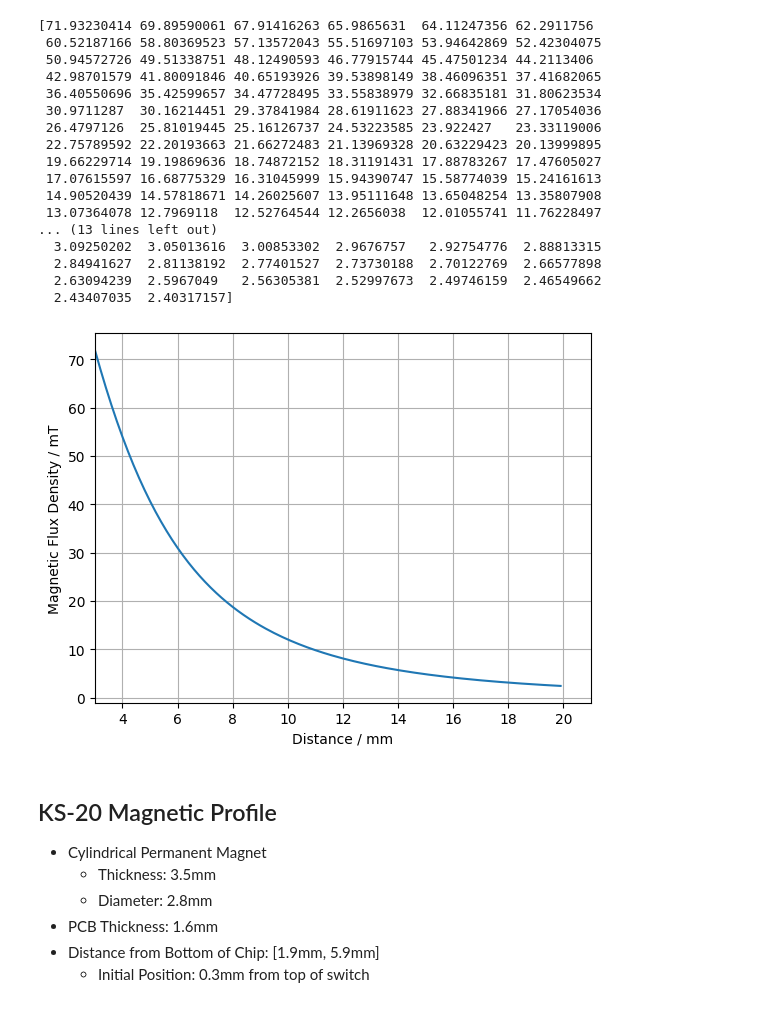
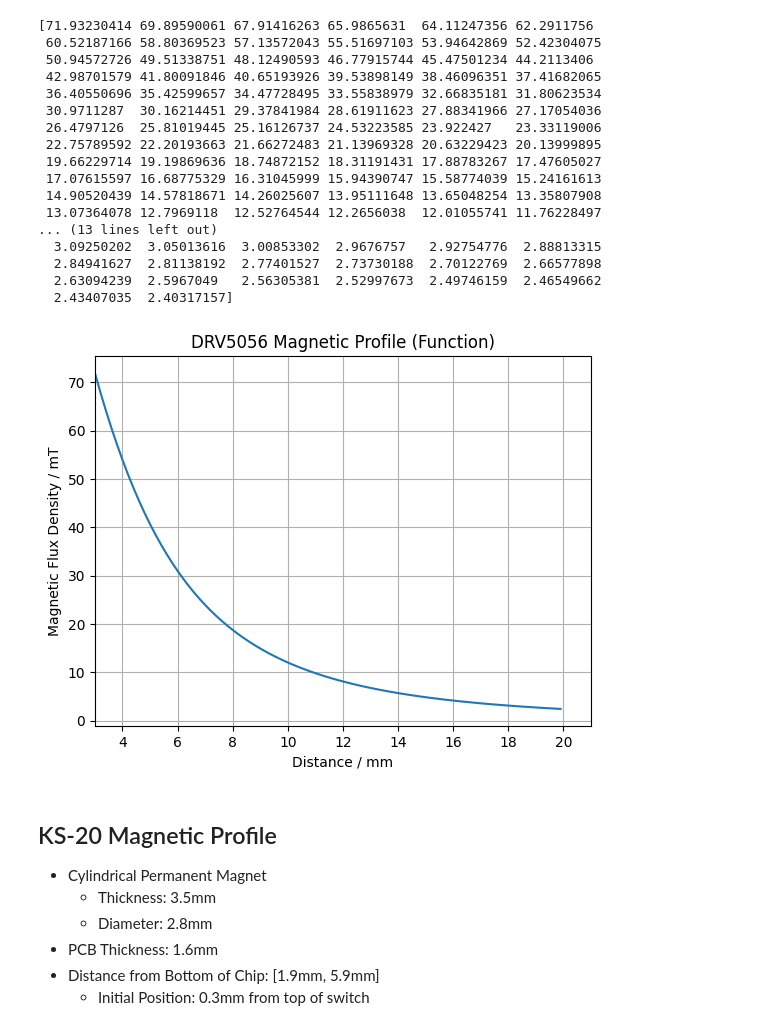
Before and after one commit to Ace4896/cloverpad-hardware, a Jupyter notebook: docs/notebooks/magnet-distance.ipynb, the cells around one changed output. Drawn from its saved outputs; the diff is of its cells as text; code cells hidden in the pictures.

```diff
--- a/docs/notebooks/magnet-distance.ipynb
+++ b/docs/notebooks/magnet-distance.ipynb
@@ -84,34 +85,35 @@ def get_cylindrical_magnetic_profile(residual, thickness, diameter, distances):
 
 distances = np.arange(3.0, 20.0, 0.1)
 datasheet_profile = get_cylindrical_magnetic_profile(400, 6.0, 10.0, distances)
 
 print(datasheet_profile)
 
 plt.grid()
 plt.xlim(3.0, 21.0)
 plt.xlabel('Distance / mm')
 plt.ylabel('Magnetic Flux Density / mT')
 plt.plot(distances, datasheet_profile)
+plt.title('DRV5056 Magnetic Profile (Function)')
 plt.show()
 # %% [output]
 [71.93230414 69.89590061 67.91416263 65.9865631  64.11247356 62.2911756
  60.52187166 58.80369523 57.13572043 55.51697103 53.94642869 52.42304075
  50.94572726 49.51338751 48.12490593 46.77915744 45.47501234 44.2113406
  42.98701579 41.80091846 40.65193926 39.53898149 38.46096351 37.41682065
  36.40550696 35.42599657 34.47728495 33.55838979 32.66835181 31.80623534
  30.9711287  30.16214451 29.37841984 28.61911623 27.88341966 27.17054036
  26.4797126  25.81019445 25.16126737 24.53223585 23.922427   23.33119006
  22.75789592 22.20193663 21.66272483 21.13969328 20.63229423 20.13999895
  19.66229714 19.19869636 18.74872152 18.31191431 17.88783267 17.47605027
  17.07615597 16.68775329 16.31045999 15.94390747 15.58774039 15.24161613
  14.90520439 14.57818671 14.26025607 13.95111648 13.65048254 13.35807908
  13.07364078 12.7969118  12.52764544 12.2656038  12.01055741 11.76228497
 ... (13 lines left out)
   3.09250202  3.05013616  3.00853302  2.9676757   2.92754776  2.88813315
   2.84941627  2.81138192  2.77401527  2.73730188  2.70122769  2.66577898
   2.63094239  2.5967049   2.56305381  2.52997673  2.49746159  2.46549662
   2.43407035  2.40317157]
-[figure, old version]
+[figure, new version]
 # %% [markdown]
 ## KS-20 Magnetic Profile
 
```
Also changed, not shown: parts of 9 cells of this notebook.
